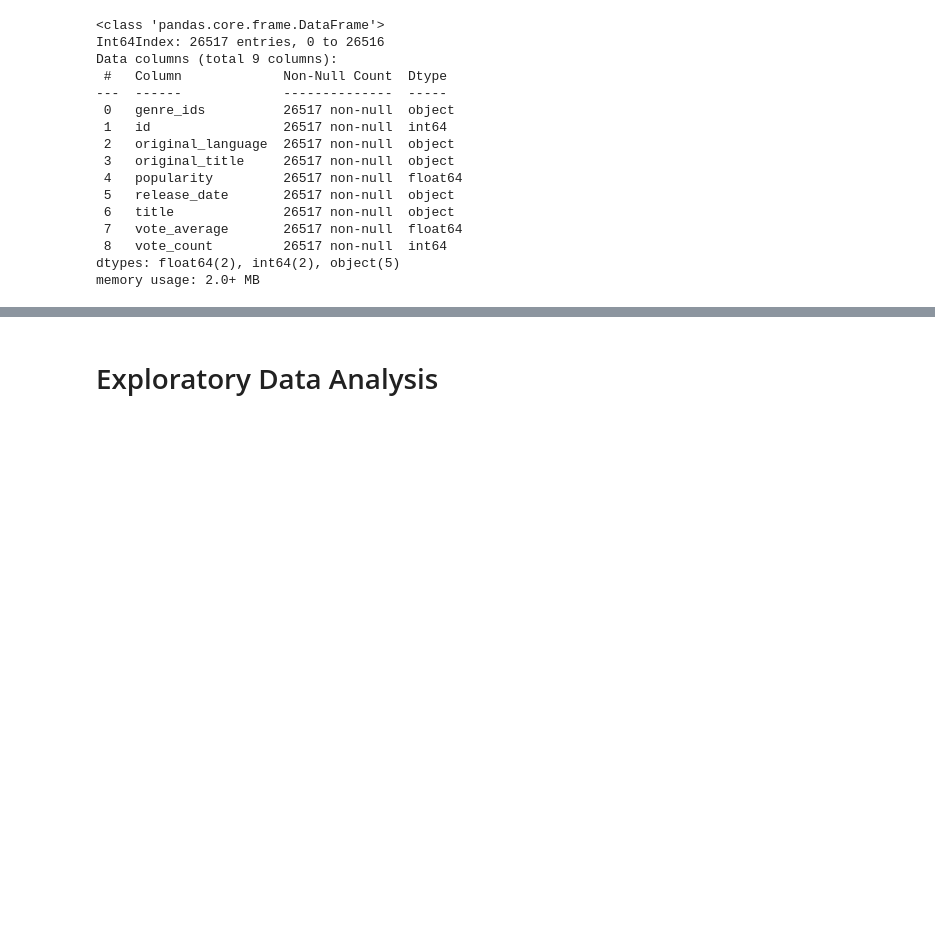
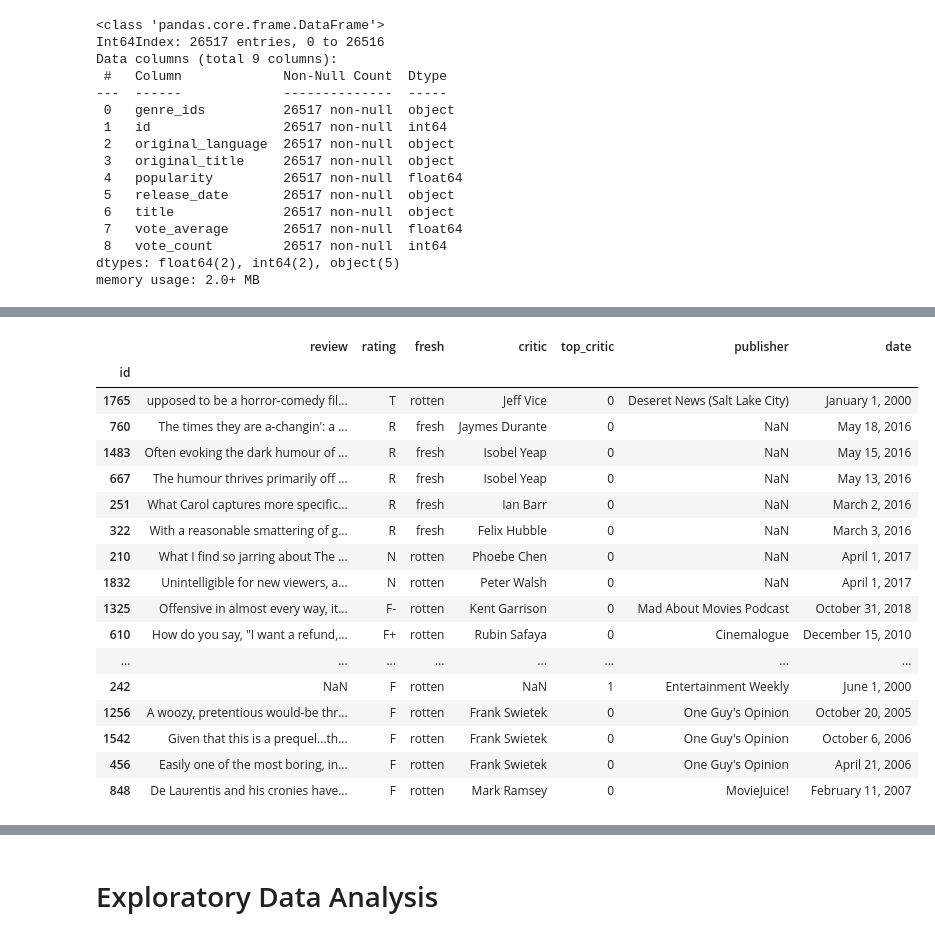
Before and after one commit to adammarianacci/Microsoft_Movie_Analysis, a Jupyter notebook: Notebook.ipynb, the cells around one changed output, grey strips where cells are left out. Cells and saved outputs as stored; diff of their text form; code cells hidden in the pictures; blank space fills up the shorter version.

```diff
--- a/Notebook.ipynb
+++ b/Notebook.ipynb
@@ -159,3 +300,26 @@ rt_reviews_df.head()
+# %%
+sorted_rt_reviews_rating = rt_reviews_df.sort_values('rating', ascending=False)
+# %%
+sorted_rt_reviews_rating.head(30)
+# %% [output]
+|  | review | rating | fresh | critic | top_critic | publisher | date |
+| id |  |  |  |  |  |  |  |
+| 1765 | upposed to be a horror-comedy fil... | T | rotten | Jeff Vice | 0 | Deseret News (Salt Lake City) | January 1, 2000 |
+| 760 | The times they are a-changin': a ... | R | fresh | Jaymes Durante | 0 | NaN | May 18, 2016 |
+| 1483 | Often evoking the dark humour of ... | R | fresh | Isobel Yeap | 0 | NaN | May 15, 2016 |
+| 667 | The humour thrives primarily off ... | R | fresh | Isobel Yeap | 0 | NaN | May 13, 2016 |
+| 251 | What Carol captures more specific... | R | fresh | Ian Barr | 0 | NaN | March 2, 2016 |
+| 322 | With a reasonable smattering of g... | R | fresh | Felix Hubble | 0 | NaN | March 3, 2016 |
+| 210 | What I find so jarring about The ... | N | rotten | Phoebe Chen | 0 | NaN | April 1, 2017 |
+| 1832 | Unintelligible for new viewers, a... | N | rotten | Peter Walsh | 0 | NaN | April 1, 2017 |
+| 1325 | Offensive in almost every way, it... | F- | rotten | Kent Garrison | 0 | Mad About Movies Podcast | October 31, 2018 |
+| 610 | How do you say, "I want a refund,... | F+ | rotten | Rubin Safaya | 0 | Cinemalogue | December 15, 2010 |
+| ... | ... | ... | ... | ... | ... | ... | ... |
+| 242 | NaN | F | rotten | NaN | 1 | Entertainment Weekly | June 1, 2000 |
+| 1256 | A woozy, pretentious would-be thr... | F | rotten | Frank Swietek | 0 | One Guy's Opinion | October 20, 2005 |
+| 1542 | Given that this is a prequel...th... | F | rotten | Frank Swietek | 0 | One Guy's Opinion | October 6, 2006 |
+| 456 | Easily one of the most boring, in... | F | rotten | Frank Swietek | 0 | One Guy's Opinion | April 21, 2006 |
+| 848 | De Laurentis and his cronies have... | F | rotten | Mark Ramsey | 0 | MovieJuice! | February 11, 2007 |
 # %%
 rt_movie_info_df = pd.read_csv('data/rt.movie_info.tsv.gz', sep='\t', encoding='latin-1', index_col=0 )
 # %%
```
Also changed, not shown: parts of 30 cells of this notebook.
